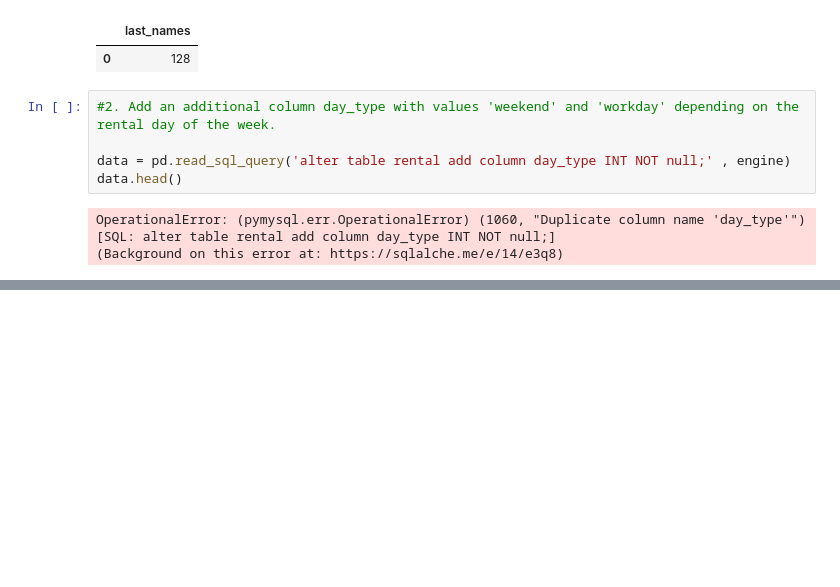
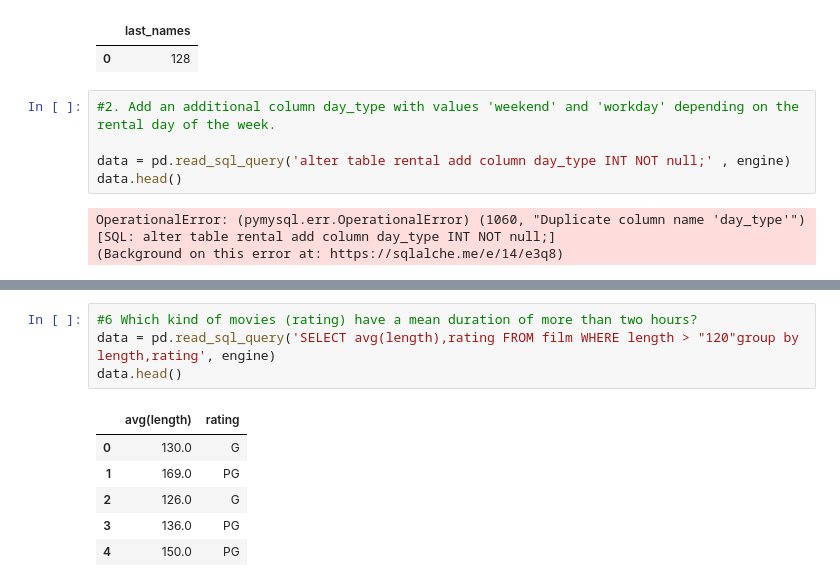
Before and after one commit to ClementSouffez/lab-sql-9, a Jupyter notebook: lab-sql-9.ipynb, the cells around one changed output, grey strips where cells are left out. Saved outputs shown, nothing was run; the diff lists cells and outputs as text; blank space fills up the shorter version.

```diff
--- a/lab-sql-9.ipynb
+++ b/lab-sql-9.ipynb
@@ -73,0 +72,11 @@ data.head()
+# %%
+#6 Which kind of movies (rating) have a mean duration of more than two hours?
+data = pd.read_sql_query('SELECT avg(length),rating FROM film WHERE length > "120"group by length,rating', engine)
+data.head()
+# %% [output]
+|  | avg(length) | rating |
+| 0 | 130.0 | G |
+| 1 | 169.0 | PG |
+| 2 | 126.0 | G |
+| 3 | 136.0 | PG |
+| 4 | 150.0 | PG |
```
Also changed, not shown: parts of 8 cells of this notebook.
